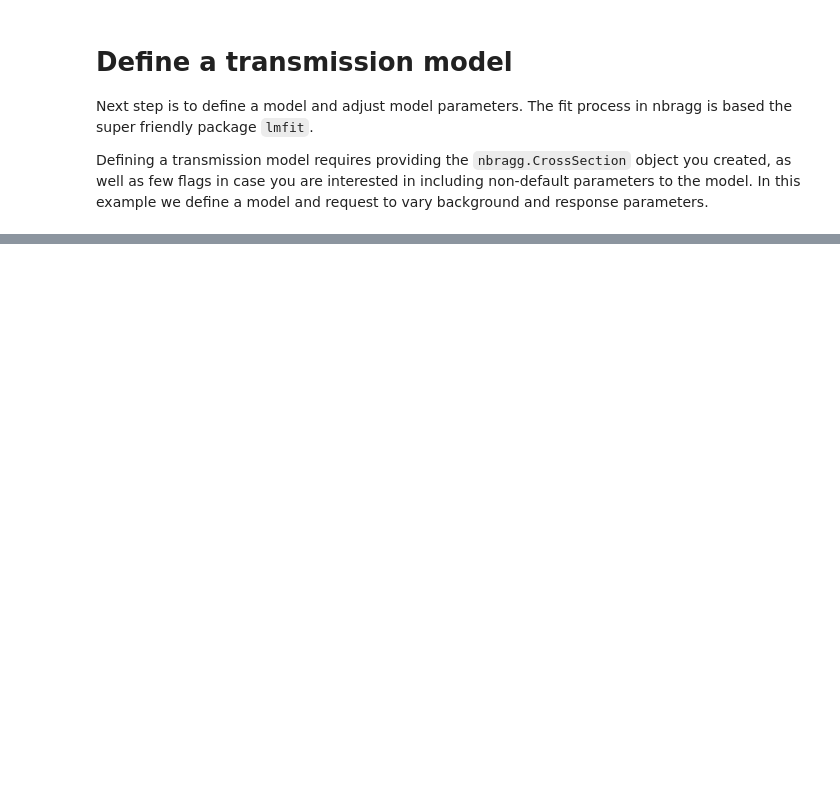
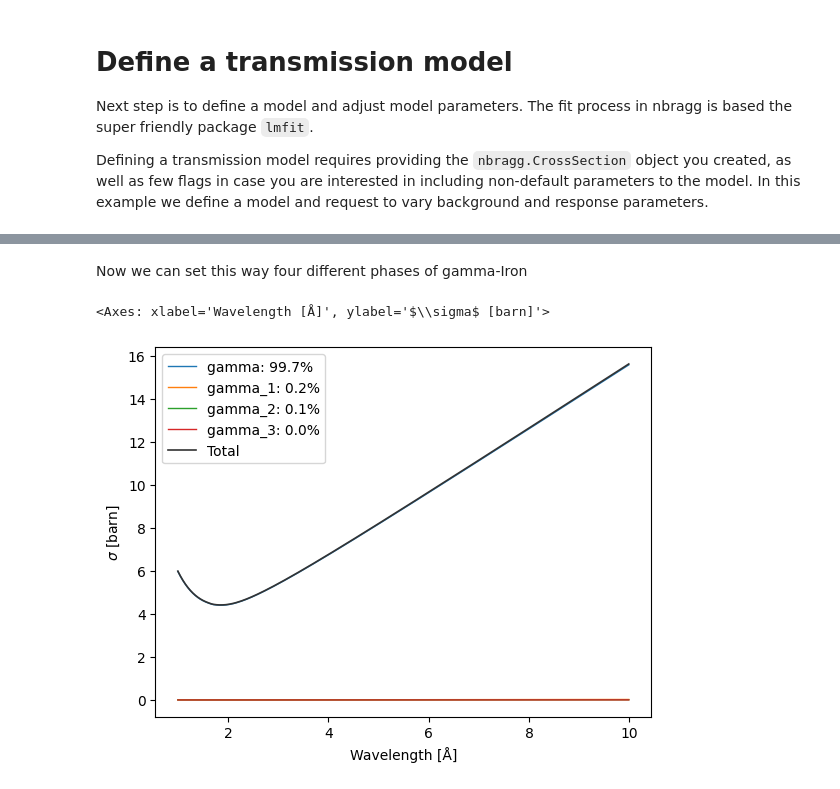
Before and after one commit to TsvikiHirsh/nbragg, a Jupyter notebook: notebooks/nbragg_tutorial.ipynb, the cells around one changed output, grey strips where cells are left out. Saved outputs shown, nothing was run; the diff lists cells and outputs as text; code cells hidden in the pictures; blank space fills up the shorter version.

```diff
--- a/notebooks/nbragg_tutorial.ipynb
+++ b/notebooks/nbragg_tutorial.ipynb
@@ -196,0 +259,7 @@ Correlations (unreported values are < 0.100)
+# %%
+maud_strings = ["Vol:0.25, EA_ZXZ:(86.14 37.54 307.74), x||(11 -7 10), y||(8 12 -1), z||(-6 5 10)",
+                "Vol:0.16, EA_ZXZ:(302.43 4.41 28.67), x||(11 6 -1), y||(-6 11 -1), z||(-1.109336e-32 1 12)",
+                "Vol:0.07, EA_ZXZ:(255.01 17.18 62.94), x||(12 11 -5), y||(-8 9 1), z||(2 1 7)",
+                "Vol:0.04, EA_ZXZ:(170.22 12.43 205.93), x||(10 -3 0), y||(3 10 2), z||(-1 -2 10)"]
+
+xs.from_maud(maud_line=maud_strings[1],dirtol=5).materials
@@ -196,0 +276,10 @@ Correlations (unreported values are < 0.100)
+# %% [markdown]
+Now we can set this way four different phases of gamma-Iron
+# %%
+xs = nbragg.CrossSection(gamma=nbragg.materials["Fe_sg225_Iron-gamma_LGS.ncmat"])
+gamma_iron = sum([xs.from_maud(maud_string,dirtol=5) for maud_string in maud_strings],start=nbragg.CrossSection())
+# %%
+gamma_iron.plot()
+# %% [output]
+<Axes: xlabel='Wavelength [Å]', ylabel='$\\sigma$ [barn]'>
+[figure, added]
```
Also changed, not shown: parts of 21 cells of this notebook, 1 other file.
